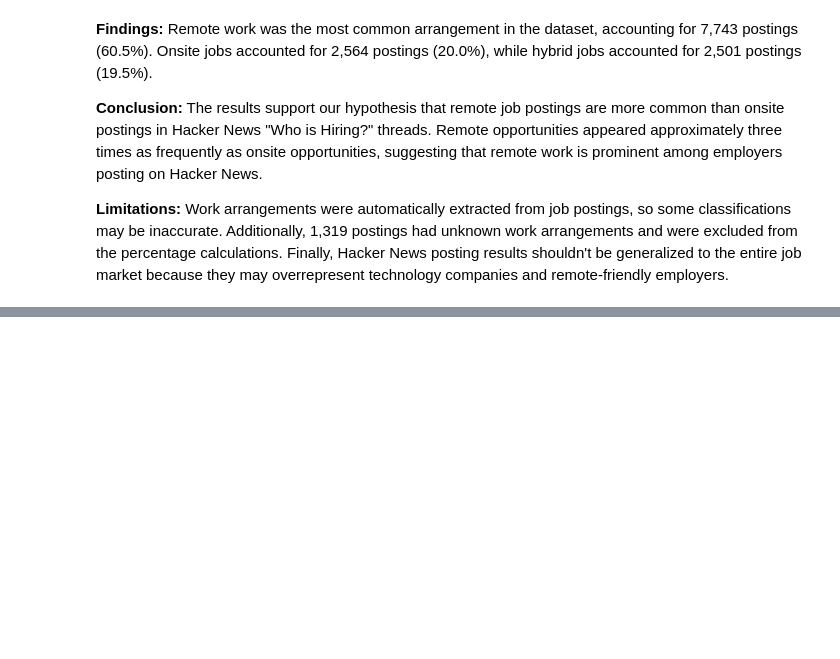
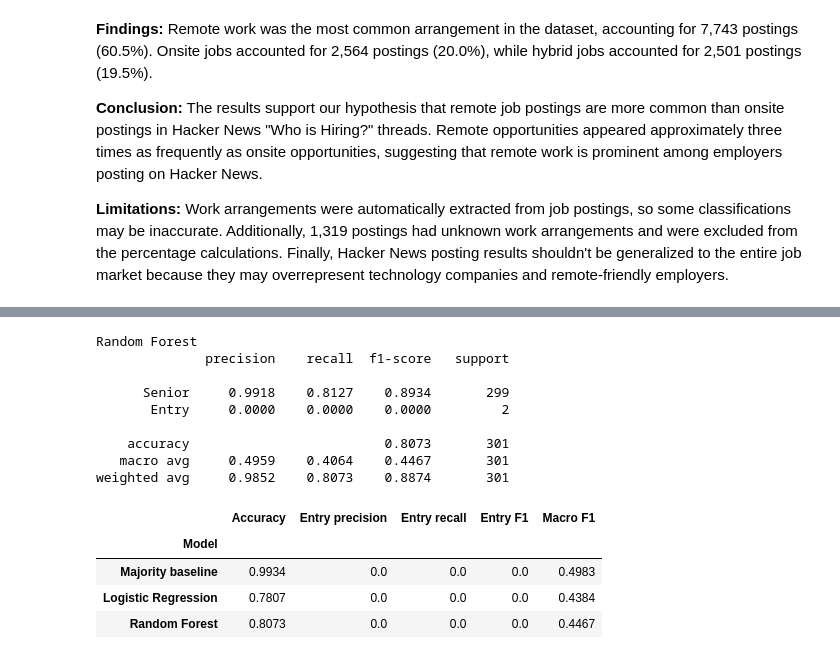
Before and after one commit to ammanikhan/TechSkills, a Jupyter notebook: notebooks/progress_report.ipynb, the cells around one changed output, grey strips where cells are left out. Cells and saved outputs as stored; diff of their text form; code cells hidden in the pictures; blank space fills up the shorter version.

Commit message:
added MLs to progress report

```diff
--- a/notebooks/progress_report.ipynb
+++ b/notebooks/progress_report.ipynb
@@ -550,0 +684,78 @@ plt.show()
+# %%
+from sklearn.ensemble import RandomForestClassifier
+from sklearn.metrics import classification_report
+
+# Use exactly the same training/test data as ML 1.
+forest_model = RandomForestClassifier(
+    n_estimators=400,
+    max_depth=8,
+    min_samples_leaf=2,
+    class_weight="balanced_subsample",
+    random_state=42,
+    n_jobs=-1
+)
+
+forest_model.fit(X_train, y_train)
+forest_predictions = forest_model.predict(X_test)
+
+print("Random Forest")
+print(classification_report(
+    y_test,
+    forest_predictions,
+    labels=[0, 1],
+    target_names=["Senior", "Entry"],
+    zero_division=0,
+    digits=4
+))
+
+# Compare both models against the same baseline.
+rows = []
+
+for name, model in [
+    ("Majority baseline", baseline),
+    ("Logistic Regression", logistic_model),
+    ("Random Forest", forest_model)
+]:
+    report = classification_report(
+        y_test,
+        model.predict(X_test),
+        labels=[0, 1],
+        output_dict=True,
+        zero_division=0
+    )
+
+    rows.append({
+        "Model": name,
+        "Accuracy": report["accuracy"],
+        "Entry precision": report["1"]["precision"],
+        "Entry recall": report["1"]["recall"],
+        "Entry F1": report["1"]["f1-score"],
+        "Macro F1": report["macro avg"]["f1-score"]
+    })
+
+comparison = pd.DataFrame(rows).set_index("Model")
+display(comparison.round(4))
+
+# Identify which skills contributed most to the forest's decisions.
+importance = pd.Series(
+    forest_model.feature_importances_,
+    index=X_train.columns,
+    name="Importance"
+).sort_values(ascending=False)
+
+display(importance.head(10).to_frame().round(4))
+# %% [output]
+Random Forest
+              precision    recall  f1-score   support
+
+      Senior     0.9918    0.8127    0.8934       299
+       Entry     0.0000    0.0000    0.0000         2
+
+    accuracy                         0.8073       301
+   macro avg     0.4959    0.4064    0.4467       301
+weighted avg     0.9852    0.8073    0.8874       301
+|  | Accuracy | Entry precision | Entry recall | Entry F1 | Macro F1 |
+| Model |  |  |  |  |  |
+| Majority baseline | 0.9934 | 0.0 | 0.0 | 0.0 | 0.4983 |
+| Logistic Regression | 0.7807 | 0.0 | 0.0 | 0.0 | 0.4384 |
+| Random Forest | 0.8073 | 0.0 | 0.0 | 0.0 | 0.4467 |
```
Also changed, not shown: parts of 12 cells of this notebook.
